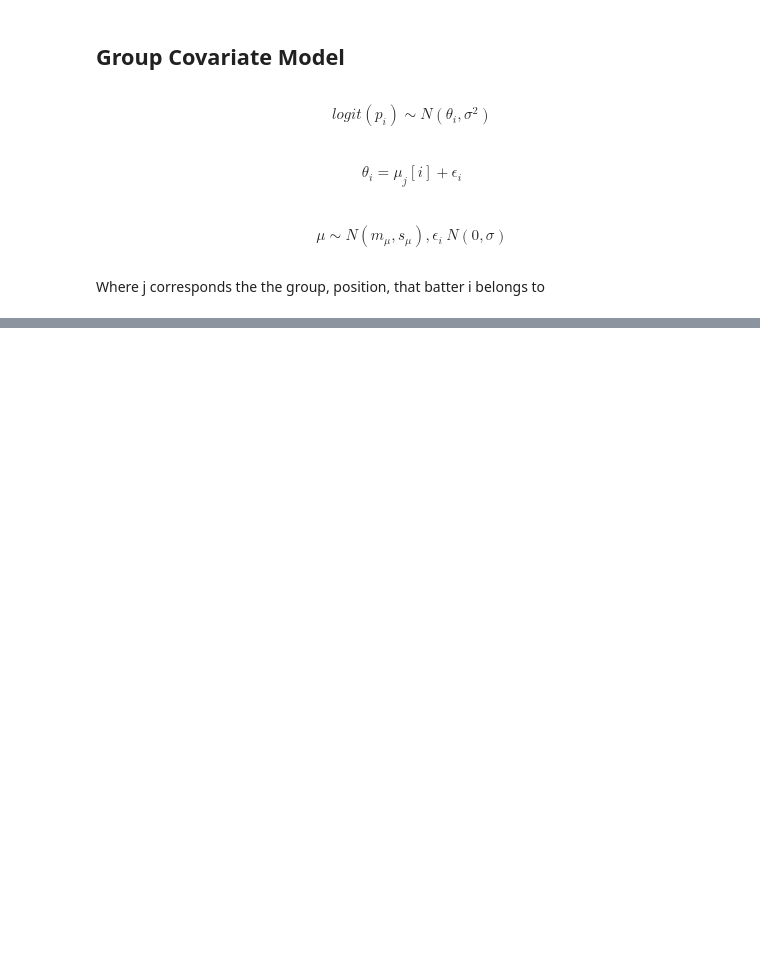
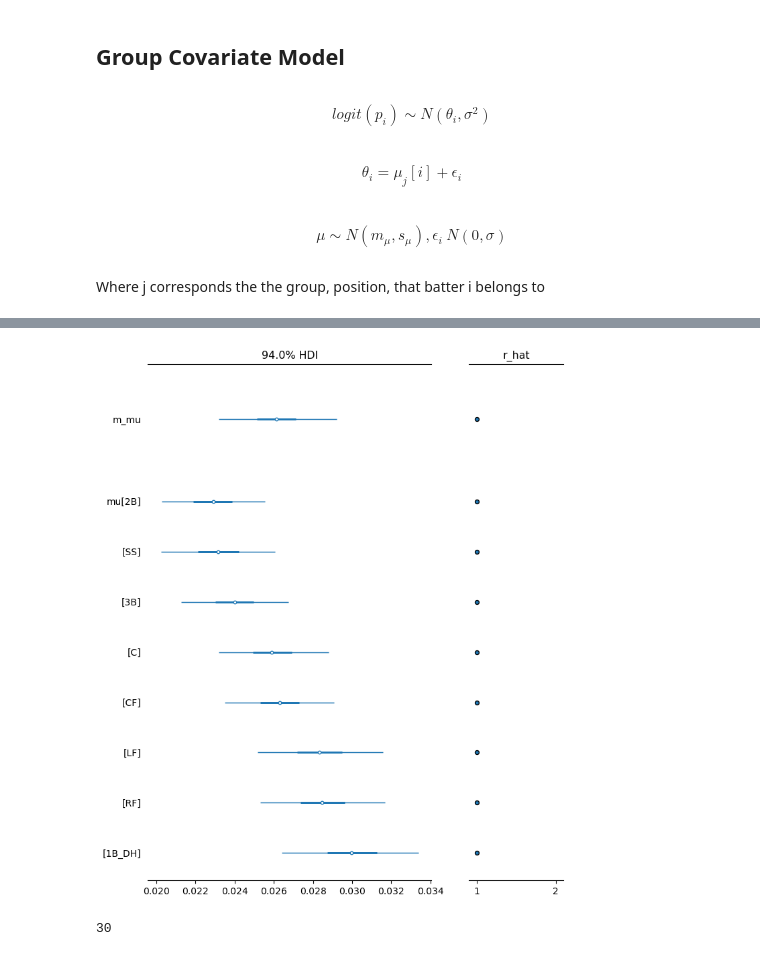
Before and after one commit to jvminkim/hitting-25, a Jupyter notebook: scripts/baseline_models.ipynb, the cells around one changed output, grey strips where cells are left out. Drawn from its saved outputs; the diff is of its cells as text; code cells hidden in the pictures; blank space fills up the shorter version.

Commit message:
Completed individual covariate model

```diff
--- a/scripts/baseline_models.ipynb
+++ b/scripts/baseline_models.ipynb
@@ -457,15 +457,17 @@ $$
 $$
 # %% [markdown]
 Where j corresponds the the group, position, that batter i belongs to
+# %%
+fitting_subset["pos"] = fitting_subset["pos"].replace({"1B": "1B_DH", "DH": "1B_DH"})
 # %%
-position_idx, position = factorize(fitting_subset, "position")
+position_idx, positions = factorize(fitting_subset, "pos")
 
-coords["position"] = positions
+coords["pos"] = positions
 
 with pm.Model(coords=coords) as position_means_model:
     m_mu = pm.Normal("m_mu", mu=-2, sigma=1)
     s_mu = pm.HalfNormal("s_mu", 1)
-    mu = pm.Normal("mu", m=m_mu, sigma=s_mu, dims="batter")
+    mu = pm.Normal("mu", mu=m_mu, sigma=s_mu, dims="pos")
 
     sigma = pm.HalfNormal("sigma", 1)
     epsilon = pm.Normal("epsilon", mu=0, sigma=sigma, dims = "batter")
@@ -563,0 +482,3 @@ data
+# %%
+with position_means_model:
+    position_means_trace = pm.sample(1000, tune = 2000, chains = 4, cores=4, random_seed=RANDOM_SEED)
@@ -563,0 +492,20 @@ data
+# %%
+position_means = position_means_trace.posterior["mu"].mean(("chain", "draw"))
+sorted_positions = position_means_trace.posterior["pos"].sortby(position_means)
+
+az.plot_forest(
+    position_means_trace,
+    var_names=["m_mu","mu"],
+    r_hat=True,
+    combined=True,
+    figsize=(8,10),
+    textsize=10,
+    coords={"pos": sorted_positions},
+    transform=lambda x: 1 / (1 + np.exp(-x)),
+);
+# %% [output]
+[figure, added]
+# %%
+fitting_subset["Team"].nunique()
+# %% [output]
+30
```
Also changed, not shown: parts of 60 cells of this notebook.
